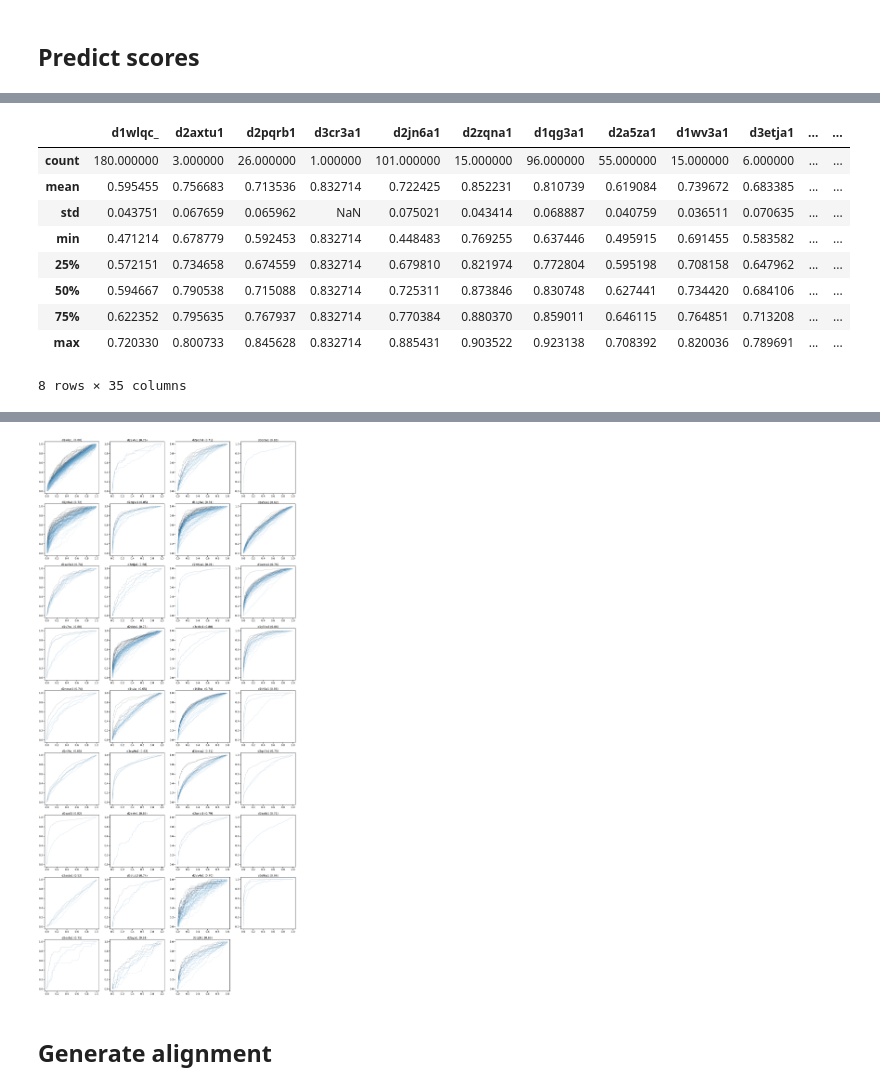
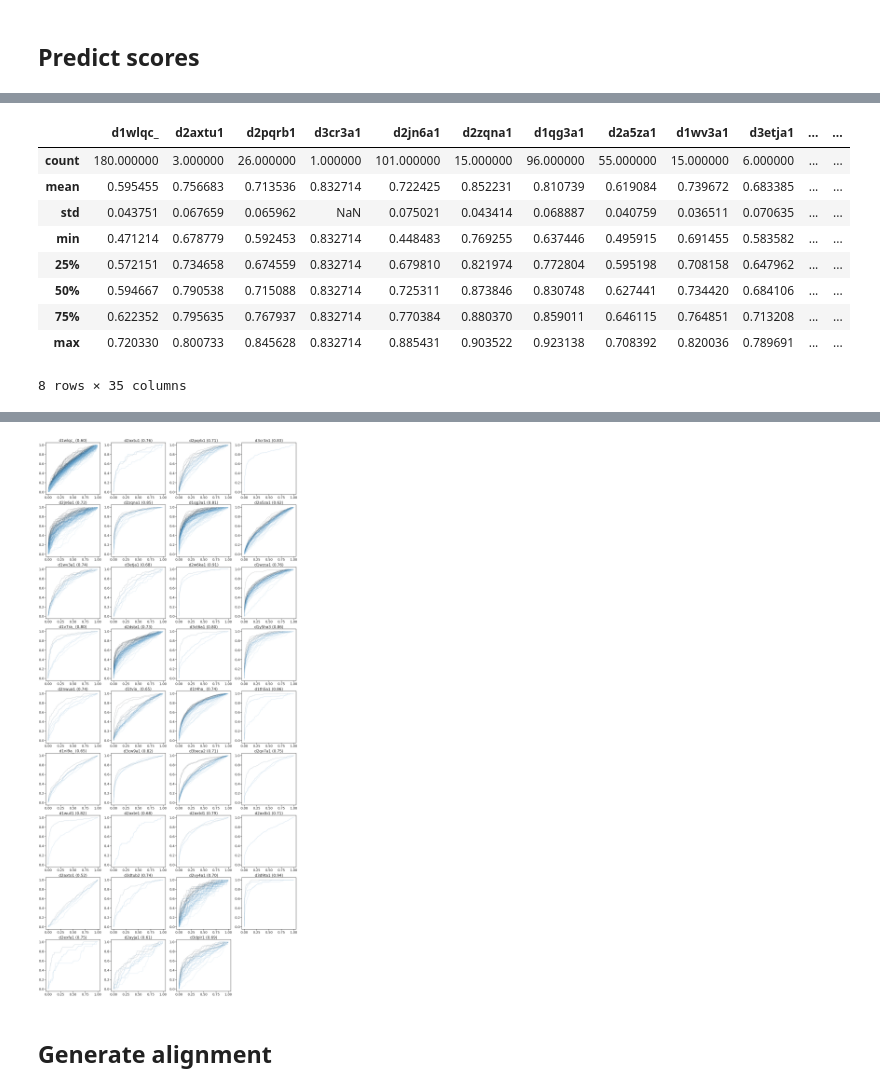
Before and after one commit to shuichiro-makigaki/exmachina, a Jupyter notebook: contrib/kNearestNeighbor.ipynb, the cells around one changed output, grey strips where cells are left out. Drawn from its saved outputs; the diff is of its cells as text; code cells hidden in the pictures.

```diff
--- a/contrib/kNearestNeighbor.ipynb
+++ b/contrib/kNearestNeighbor.ipynb
@@ -90,35 +90,37 @@ display(auc_df.describe())
 
 # Visualize
 fig, axes = pyplot.subplots(9, 4, figsize=(40, 90))
-seaborn.set_context('poster')
+seaborn.set(style='ticks')
+seaborn.set_context('poster', 1.4, rc={'xticks.size': 30.0})
+
 i = 0
 for query in tqdm(test_domain):
     roc_df = pandas.DataFrame.from_dict(roc_d[query])
     seaborn.lineplot(x='fpr', y='tpr', data=roc_df, hue='index', linewidth=.6,
                      palette=seaborn.color_palette('Blues_d', len(auc_d[query])),
                      hue_order=sorted(range(len(auc_d[query])), key=lambda _: auc_d[query][_], reverse=True),
                      ax=axes[int(i/4), i%4], legend=False)
     avgauc = auc_df[query].mean()
     axes[int(i/4), i%4].set_title(f'{query} ({avgauc:.2f})')
     axes[int(i/4), i%4].set_xlabel('')
     axes[int(i/4), i%4].set_ylabel('')
     i += 1
 axes[8, 3].set_axis_off()
 fig.savefig('roc_label_prediction.pdf', bbox_inches='tight', pad_inches = 0)
 # %% [output]
 [interactive output not drawn]
 |  | d1wlqc_ | d2axtu1 | d2pqrb1 | d3cr3a1 | d2jn6a1 | d2zqna1 | d1qg3a1 | d2a5za1 | d1wv3a1 | d3etja1 | ... | ... |
 | count | 180.000000 | 3.000000 | 26.000000 | 1.000000 | 101.000000 | 15.000000 | 96.000000 | 55.000000 | 15.000000 | 6.000000 | ... | ... |
 | mean | 0.595455 | 0.756683 | 0.713536 | 0.832714 | 0.722425 | 0.852231 | 0.810739 | 0.619084 | 0.739672 | 0.683385 | ... | ... |
 | std | 0.043751 | 0.067659 | 0.065962 | NaN | 0.075021 | 0.043414 | 0.068887 | 0.040759 | 0.036511 | 0.070635 | ... | ... |
 | min | 0.471214 | 0.678779 | 0.592453 | 0.832714 | 0.448483 | 0.769255 | 0.637446 | 0.495915 | 0.691455 | 0.583582 | ... | ... |
 | 25% | 0.572151 | 0.734658 | 0.674559 | 0.832714 | 0.679810 | 0.821974 | 0.772804 | 0.595198 | 0.708158 | 0.647962 | ... | ... |
 | 50% | 0.594667 | 0.790538 | 0.715088 | 0.832714 | 0.725311 | 0.873846 | 0.830748 | 0.627441 | 0.734420 | 0.684106 | ... | ... |
 | 75% | 0.622352 | 0.795635 | 0.767937 | 0.832714 | 0.770384 | 0.880370 | 0.859011 | 0.646115 | 0.764851 | 0.713208 | ... | ... |
 | max | 0.720330 | 0.800733 | 0.845628 | 0.832714 | 0.885431 | 0.903522 | 0.923138 | 0.708392 | 0.820036 | 0.789691 | ... | ... |
 8 rows × 35 columns
 [interactive output not drawn]
-[figure, old version]
+[figure, new version]
 # %% [markdown]
 ## Generate alignment
 # %%
```
Also changed, not shown: 3 other files.
